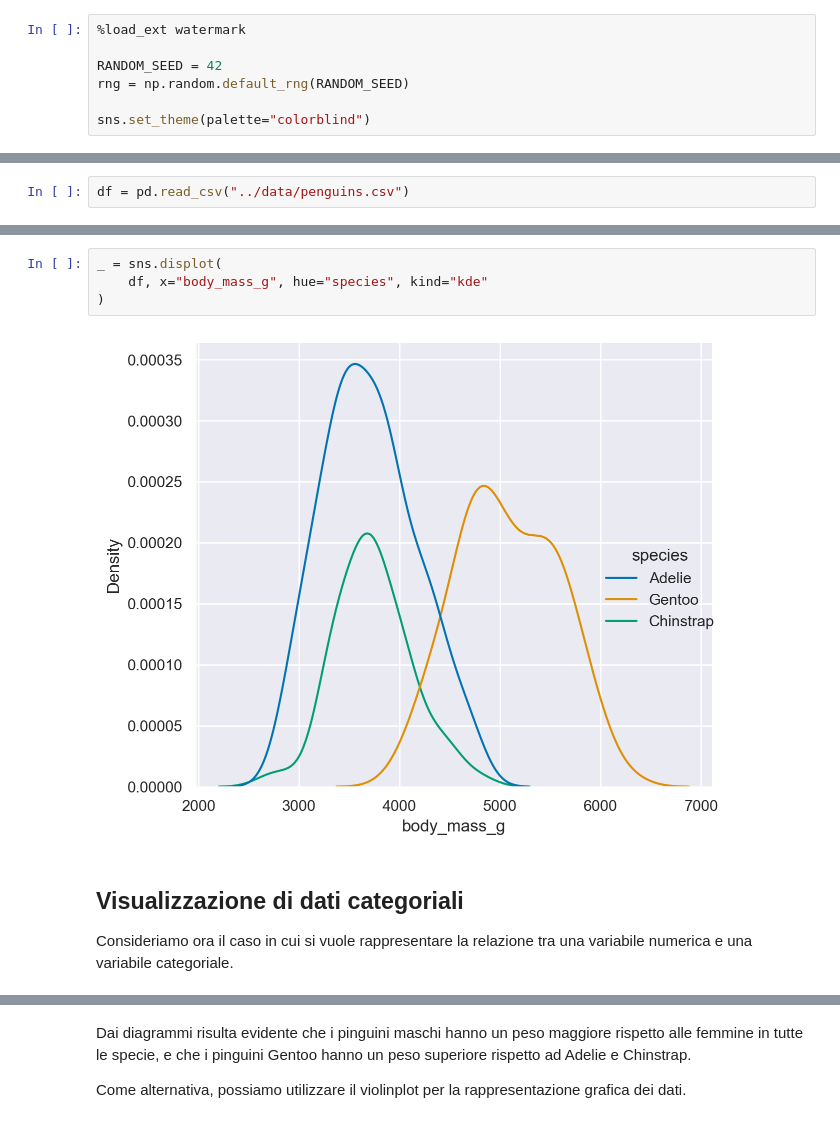
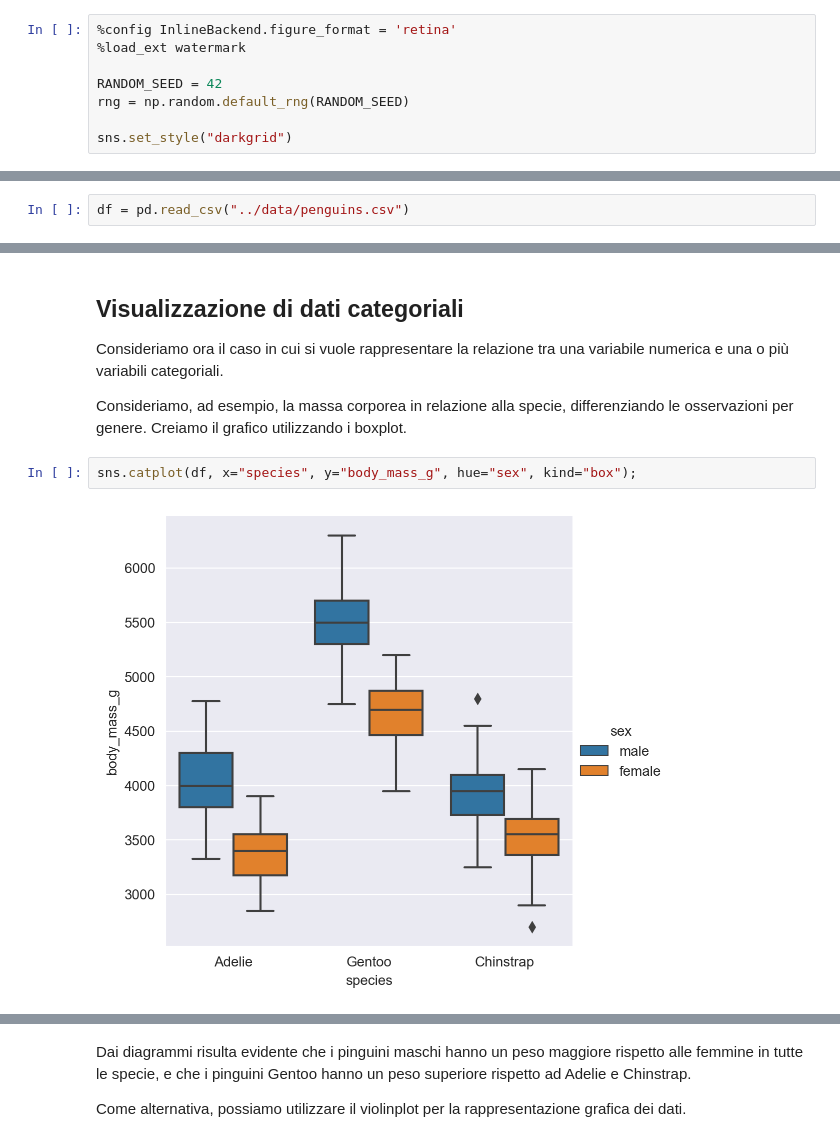
Before and after one commit to ccaudek/ds4psy, a Jupyter notebook: chapter_1/07_seaborn.ipynb, the cells around one changed output, grey strips where cells are left out. Cells and saved outputs as stored; diff of their text form.

```diff
--- a/chapter_1/07_seaborn.ipynb
+++ b/chapter_1/07_seaborn.ipynb
@@ -16,7 +17,8 @@ import seaborn as sns
 # %%
+%config InlineBackend.figure_format = 'retina'
 %load_ext watermark
 
 RANDOM_SEED = 42
 rng = np.random.default_rng(RANDOM_SEED)
 
-sns.set_theme(palette="colorblind")
+sns.set_style("darkgrid")
@@ -55,10 +50,10 @@ Seaborn offre maggiore flessibilità rispetto a Pandas. Per esempio, possiamo cr
+# %% [markdown]
+## Visualizzazione di dati categoriali
+
+Consideriamo ora il caso in cui si vuole rappresentare la relazione tra una variabile numerica e una o più variabili categoriali.
+
+Consideriamo, ad esempio, la massa corporea in relazione alla specie, differenziando le osservazioni per genere. Creiamo il grafico utilizzando i boxplot.
 # %%
-_ = sns.displot(
-    df, x="body_mass_g", hue="species", kind="kde"
-)
+sns.catplot(df, x="species", y="body_mass_g", hue="sex", kind="box");
 # %% [output]
-[figure, old version]
+[figure, new version]
-# %% [markdown]
-## Visualizzazione di dati categoriali
-
-Consideriamo ora il caso in cui si vuole rappresentare la relazione tra una variabile numerica e una variabile categoriale.
```
Also changed, not shown: parts of 21 cells of this notebook, 11 other files.
